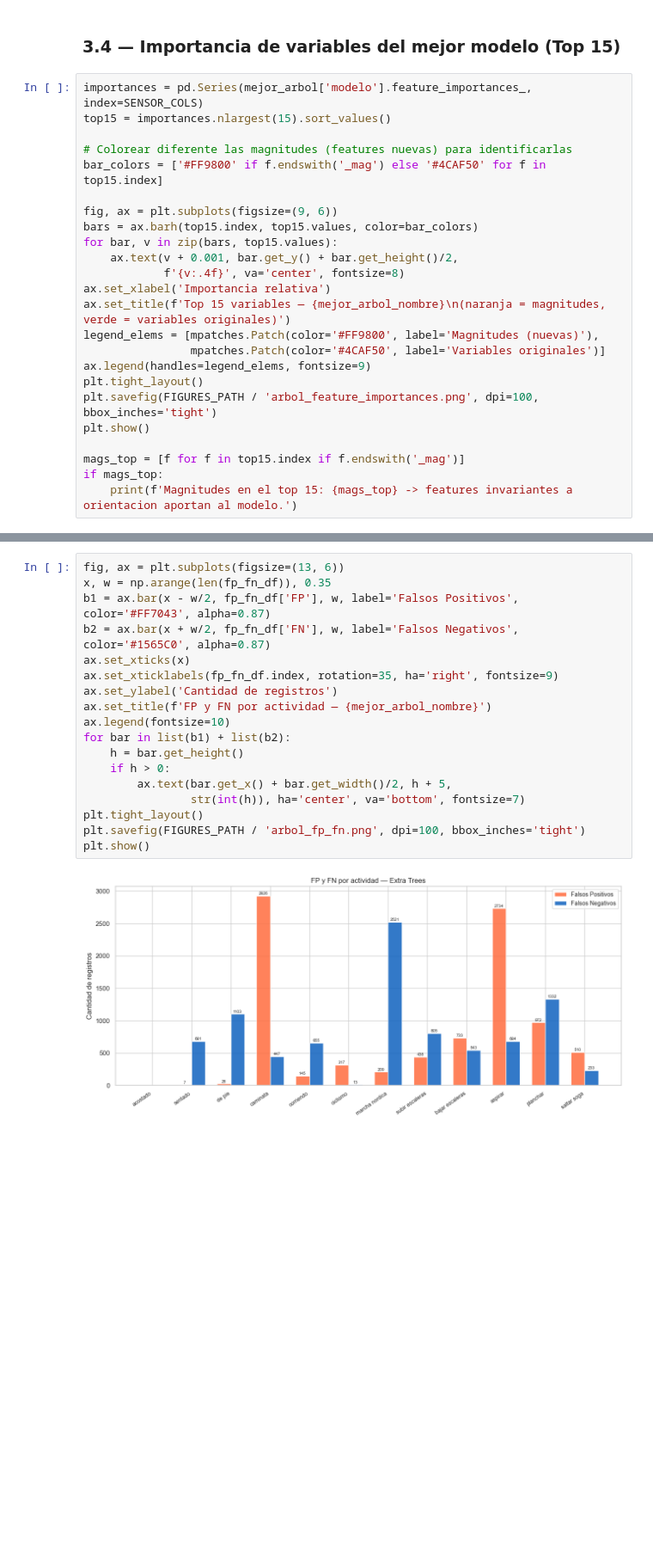
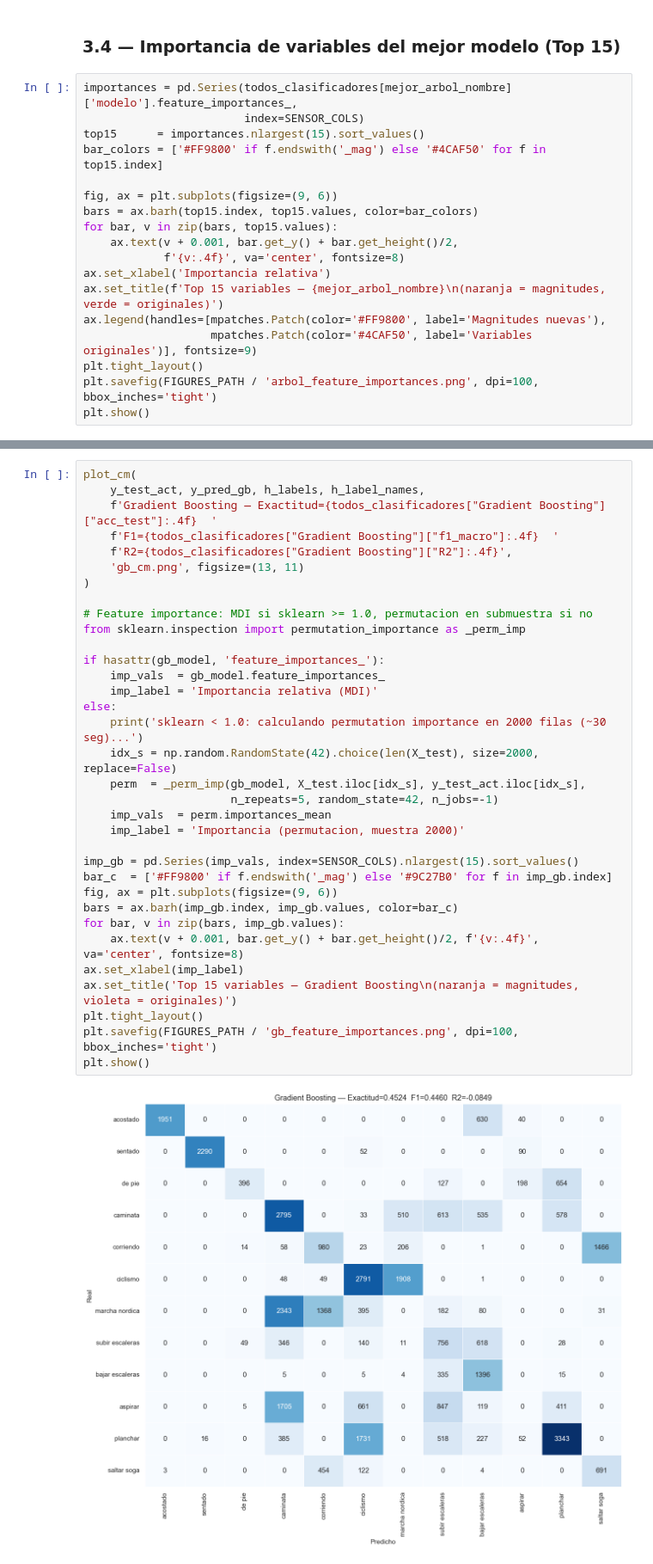
Before and after one commit to FrancoRecalde/TP_CD, a Jupyter notebook: notebooks/02_Modelado2.ipynb, the cells around one changed output, grey strips where cells are left out. Shown at 86% size. Saved outputs shown, nothing was run; the diff lists cells and outputs as text; blank space fills up the shorter version.

```diff
--- a/notebooks/02_Modelado2.ipynb
+++ b/notebooks/02_Modelado2.ipynb
@@ -709,10 +788,9 @@ plt.show()
 # %% [markdown]
 ### 3.4 — Importancia de variables del mejor modelo (Top 15)
 # %%
-importances = pd.Series(mejor_arbol['modelo'].feature_importances_, index=SENSOR_COLS)
-top15 = importances.nlargest(15).sort_values()
-
-# Colorear diferente las magnitudes (features nuevas) para identificarlas
+importances = pd.Series(todos_clasificadores[mejor_arbol_nombre]['modelo'].feature_importances_,
+                        index=SENSOR_COLS)
+top15      = importances.nlargest(15).sort_values()
 bar_colors = ['#FF9800' if f.endswith('_mag') else '#4CAF50' for f in top15.index]
 
 fig, ax = plt.subplots(figsize=(9, 6))
@@ -721,15 +799,10 @@ for bar, v in zip(bars, top15.values):
     ax.text(v + 0.001, bar.get_y() + bar.get_height()/2,
             f'{v:.4f}', va='center', fontsize=8)
 ax.set_xlabel('Importancia relativa')
-ax.set_title(f'Top 15 variables — {mejor_arbol_nombre}\n(naranja = magnitudes, verde = variables originales)')
-legend_elems = [mpatches.Patch(color='#FF9800', label='Magnitudes (nuevas)'),
-                mpatches.Patch(color='#4CAF50', label='Variables originales')]
-ax.legend(handles=legend_elems, fontsize=9)
+ax.set_title(f'Top 15 variables — {mejor_arbol_nombre}\n(naranja = magnitudes, verde = originales)')
+ax.legend(handles=[mpatches.Patch(color='#FF9800', label='Magnitudes nuevas'),
+                   mpatches.Patch(color='#4CAF50', label='Variables originales')], fontsize=9)
 plt.tight_layout()
 plt.savefig(FIGURES_PATH / 'arbol_feature_importances.png', dpi=100, bbox_inches='tight')
 plt.show()
-
-mags_top = [f for f in top15.index if f.endswith('_mag')]
-if mags_top:
-    print(f'Magnitudes en el top 15: {mags_top} -> features invariantes a orientacion aportan al modelo.')
 # %% [output]
@@ -789,20 +858,36 @@ FP y FN por actividad — Extra Trees
 # %%
-fig, ax = plt.subplots(figsize=(13, 6))
-x, w = np.arange(len(fp_fn_df)), 0.35
-b1 = ax.bar(x - w/2, fp_fn_df['FP'], w, label='Falsos Positivos',  color='#FF7043', alpha=0.87)
-b2 = ax.bar(x + w/2, fp_fn_df['FN'], w, label='Falsos Negativos', color='#1565C0', alpha=0.87)
-ax.set_xticks(x)
-ax.set_xticklabels(fp_fn_df.index, rotation=35, ha='right', fontsize=9)
-ax.set_ylabel('Cantidad de registros')
-ax.set_title(f'FP y FN por actividad — {mejor_arbol_nombre}')
-ax.legend(fontsize=10)
-for bar in list(b1) + list(b2):
-    h = bar.get_height()
-    if h > 0:
-        ax.text(bar.get_x() + bar.get_width()/2, h + 5,
-                str(int(h)), ha='center', va='bottom', fontsize=7)
+plot_cm(
+    y_test_act, y_pred_gb, h_labels, h_label_names,
+    f'Gradient Boosting — Exactitud={todos_clasificadores["Gradient Boosting"]["acc_test"]:.4f}  '
+    f'F1={todos_clasificadores["Gradient Boosting"]["f1_macro"]:.4f}  '
+    f'R2={todos_clasificadores["Gradient Boosting"]["R2"]:.4f}',
+    'gb_cm.png', figsize=(13, 11)
+)
+
+# Feature importance: MDI si sklearn >= 1.0, permutacion en submuestra si no
+from sklearn.inspection import permutation_importance as _perm_imp
+
+if hasattr(gb_model, 'feature_importances_'):
+    imp_vals  = gb_model.feature_importances_
+    imp_label = 'Importancia relativa (MDI)'
+else:
+    print('sklearn < 1.0: calculando permutation importance en 2000 filas (~30 seg)...')
+    idx_s = np.random.RandomState(42).choice(len(X_test), size=2000, replace=False)
+    perm  = _perm_imp(gb_model, X_test.iloc[idx_s], y_test_act.iloc[idx_s],
+                      n_repeats=5, random_state=42, n_jobs=-1)
+    imp_vals  = perm.importances_mean
+    imp_label = 'Importancia (permutacion, muestra 2000)'
+
+imp_gb = pd.Series(imp_vals, index=SENSOR_COLS).nlargest(15).sort_values()
+bar_c  = ['#FF9800' if f.endswith('_mag') else '#9C27B0' for f in imp_gb.index]
+fig, ax = plt.subplots(figsize=(9, 6))
+bars = ax.barh(imp_gb.index, imp_gb.values, color=bar_c)
+for bar, v in zip(bars, imp_gb.values):
+    ax.text(v + 0.001, bar.get_y() + bar.get_height()/2, f'{v:.4f}', va='center', fontsize=8)
+ax.set_xlabel(imp_label)
+ax.set_title('Top 15 variables — Gradient Boosting\n(naranja = magnitudes, violeta = originales)')
 plt.tight_layout()
-plt.savefig(FIGURES_PATH / 'arbol_fp_fn.png', dpi=100, bbox_inches='tight')
+plt.savefig(FIGURES_PATH / 'gb_feature_importances.png', dpi=100, bbox_inches='tight')
 plt.show()
 # %% [output]
-[figure, old version]
+[figure, new version]
```
Also changed, not shown: parts of 32 cells of this notebook, 9 other files.
